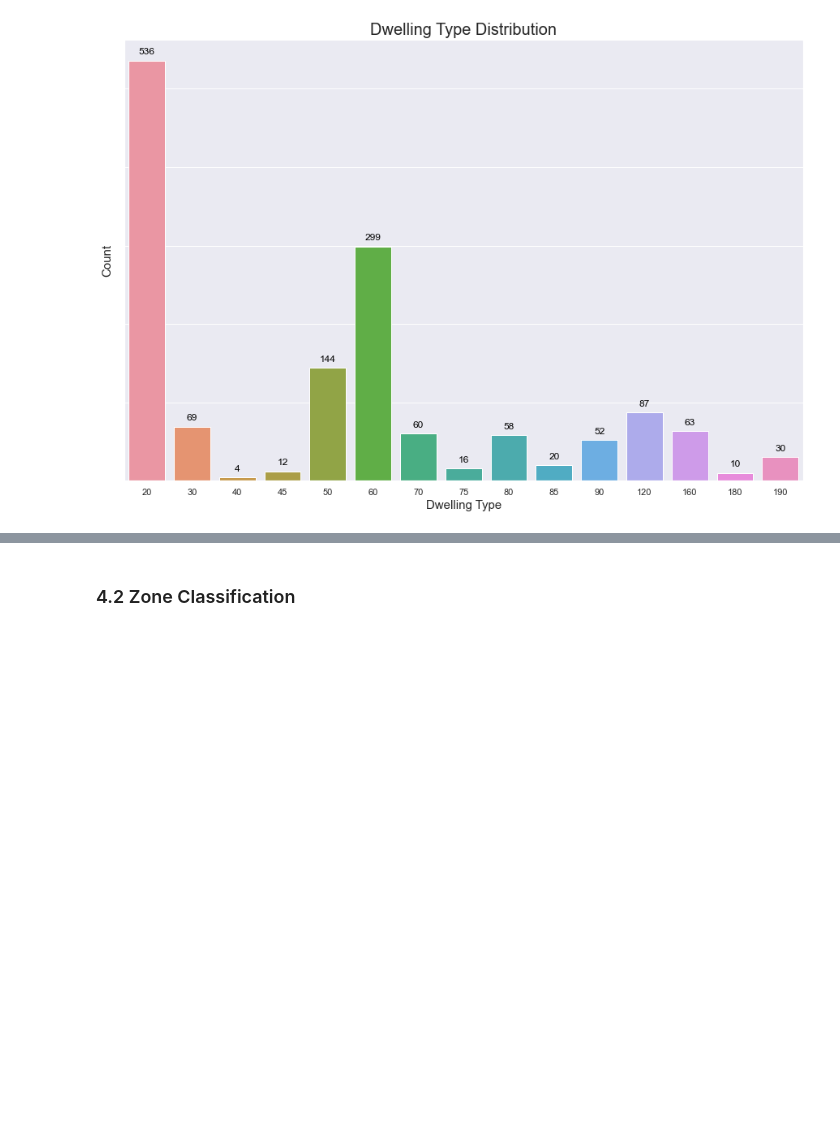
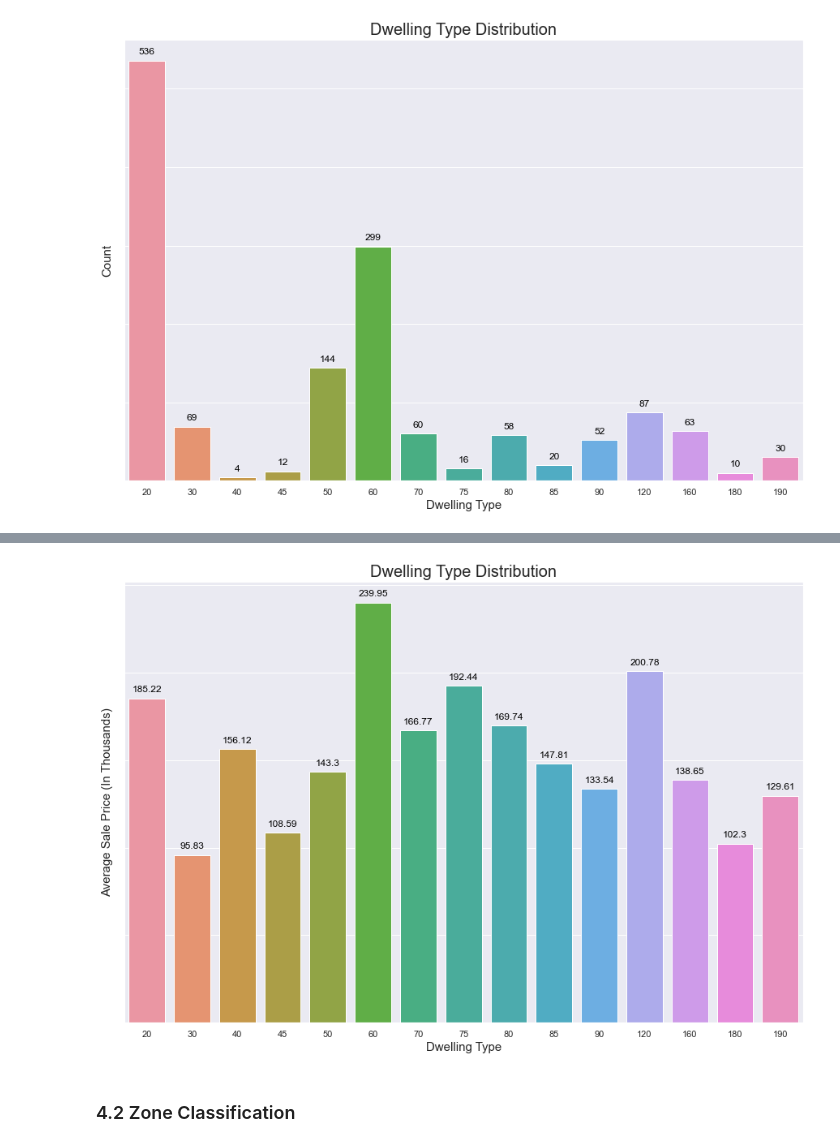
Before and after one commit to akshaykadam100/Housing-Price-Calculator, a Jupyter notebook: V1.ipynb, the cells around one changed output, grey strips where cells are left out. Cells and saved outputs as stored; diff of their text form; code cells hidden in the pictures; blank space fills up the shorter version.

```diff
--- a/V1.ipynb
+++ b/V1.ipynb
@@ -118,3 +139,9 @@ plot_bar_graph_from_series(data=ms_sub_df, plot_title='Dwelling Type Distributio
+# %%
+plot_bar_graph_from_series(data=raw_data.groupby(by='MSSubClass').SalePrice.mean() / 1000,
+                           plot_title='Dwelling Type Distribution', x_axis_label='Dwelling Type',
+                           y_axis_label='Average Sale Price (In Thousands)', data_label_rotation='horizontal')
+# %% [output]
+[figure, added]
 # %% [markdown]
 ### 4.2 Zone Classification
 # %%
```
Also changed, not shown: parts of 32 cells of this notebook, 1 other file.
